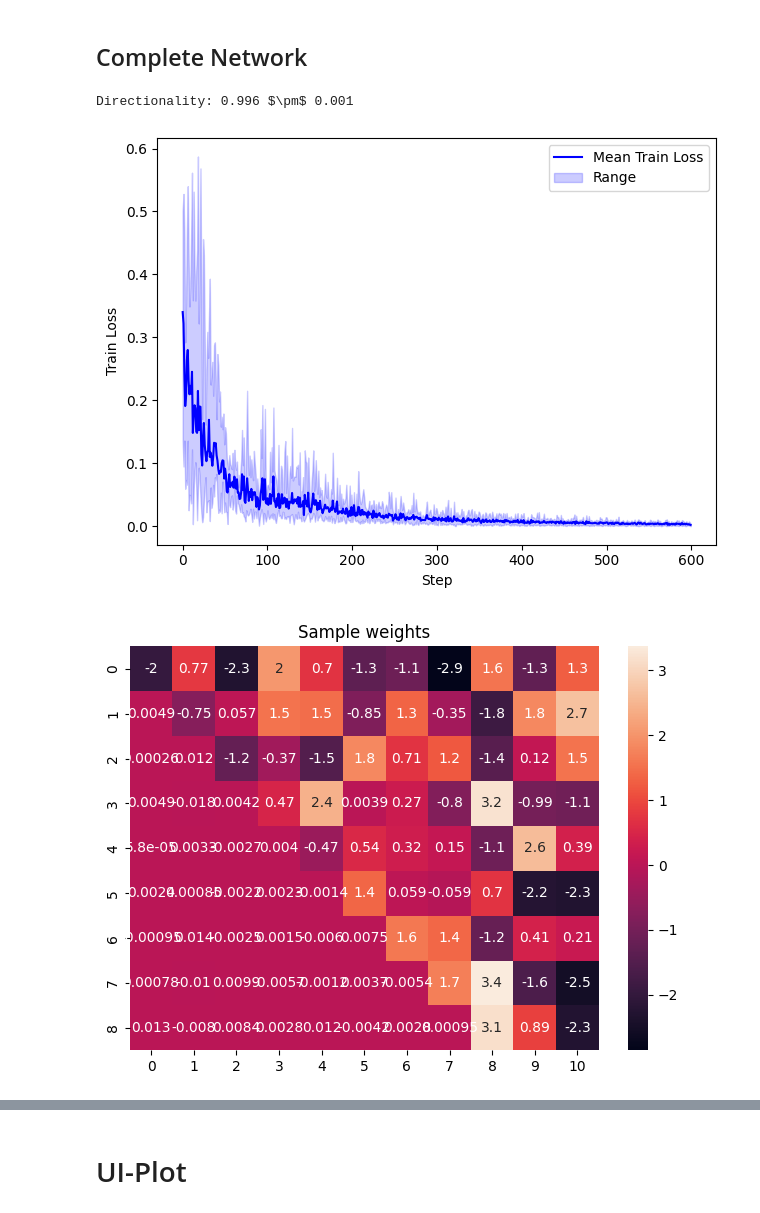
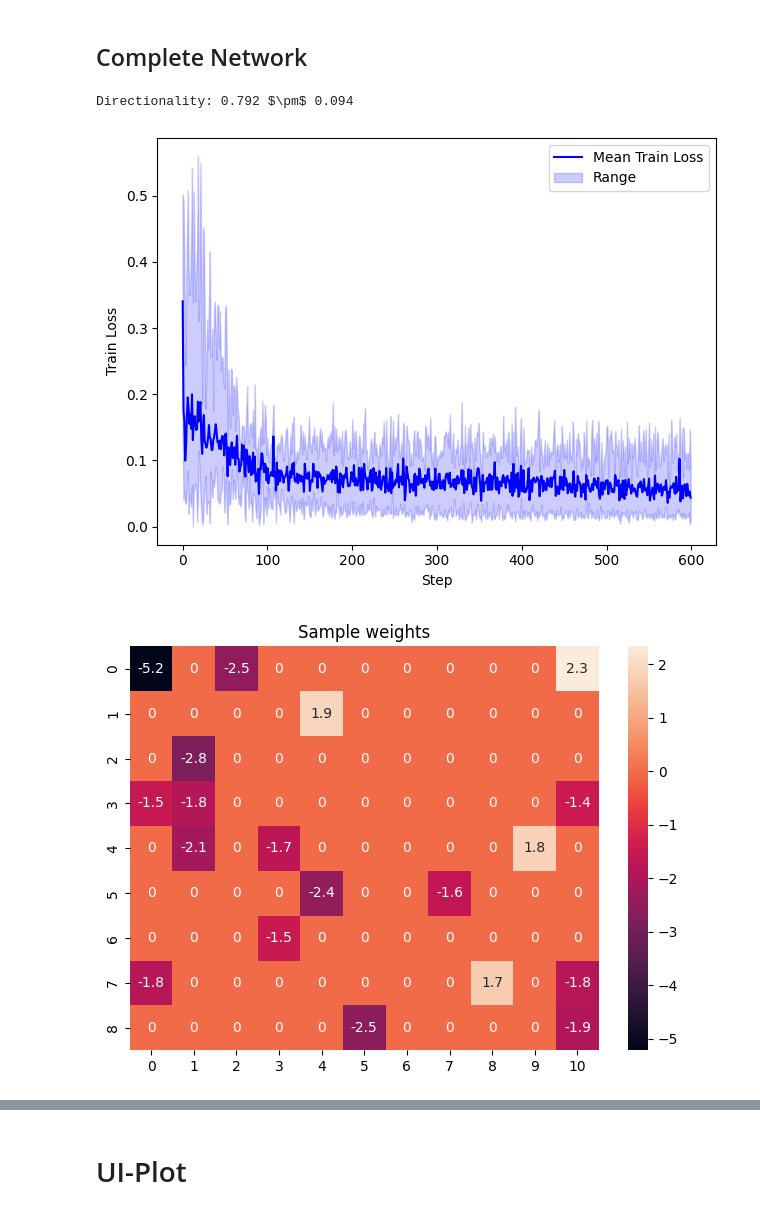
Before and after one commit to PerceptronV/induced-mlp, a Jupyter notebook: notebooks/sine.ipynb, the cells around one changed output, grey strips where cells are left out. Saved outputs shown, nothing was run; the diff lists cells and outputs as text; code cells hidden in the pictures.

```diff
--- a/notebooks/sine.ipynb
+++ b/notebooks/sine.ipynb
@@ -127,7 +127,7 @@ visualisers, result = experiments.run(
     its=3,
     pruner=PruneEnsemble({
         'values': NoPrune(),
-        'weights': TriuDamp(f=0.1),
+        'weights': TopKPrune(k=0.2),
     }),
     visualisers={
         'directionality': DirectionalityVisualiser(
@@ -141,33 +141,33 @@ visualisers, result = experiments.run(
             ylabel='Train Loss',
             only_values=True
         ),
         # LineVisualiser(
         #     lambda r: (r['val_steps'], r['val_losses']),
         #     xlabel='Step',
         #     ylabel='Validation Loss'
         # ),
         'weights': WeightVisualiser(
             lambda r: r['model'].weights,
             name = 'weights',
             show = ['sample']  # ['mean', 'std', 'abs-mean', 'sample']
         ),
         'values': WeightVisualiser(
             lambda r: r['model'].values,
             name = 'values',
             show = ['sample']
         )
     },
     seed=20,
     tries=5,
     n_epochs=40,
     setup_fn=setup,
     train_dataloader=dataloader,
     train_criterion=losses.MSELoss(),
     # val_dataloader=dataloader,
     # val_criterion=losses.MSELoss(),
     early_stop=0,
 )
 # %% [output]
-Directionality: 0.996 $\pm$ 0.001
+Directionality: 0.792 $\pm$ 0.094
-[figure, old version]
+[figure, new version]
-[figure, old version]
+[figure, new version]
```
Also changed, not shown: parts of 5 cells of this notebook, 11 other files.
